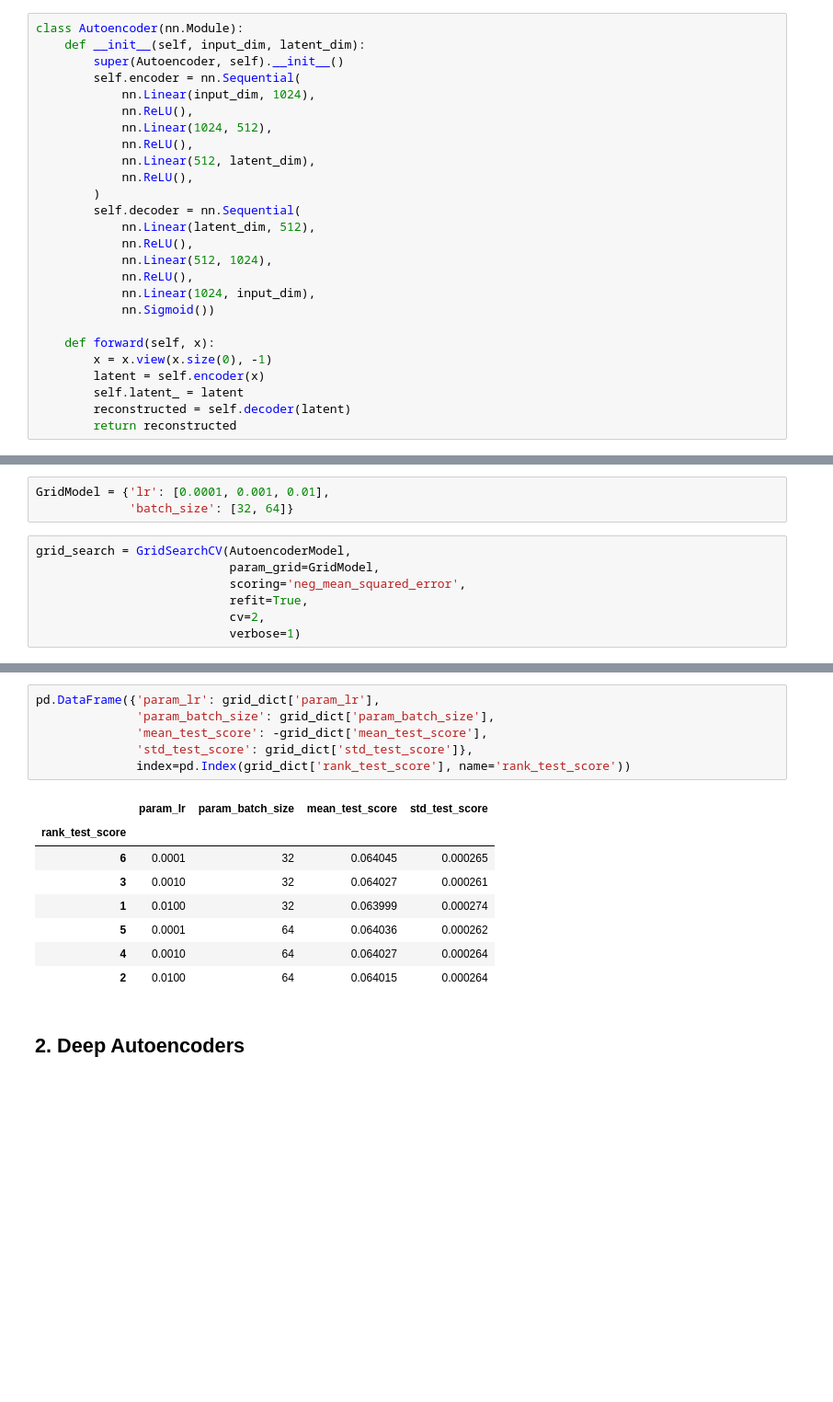
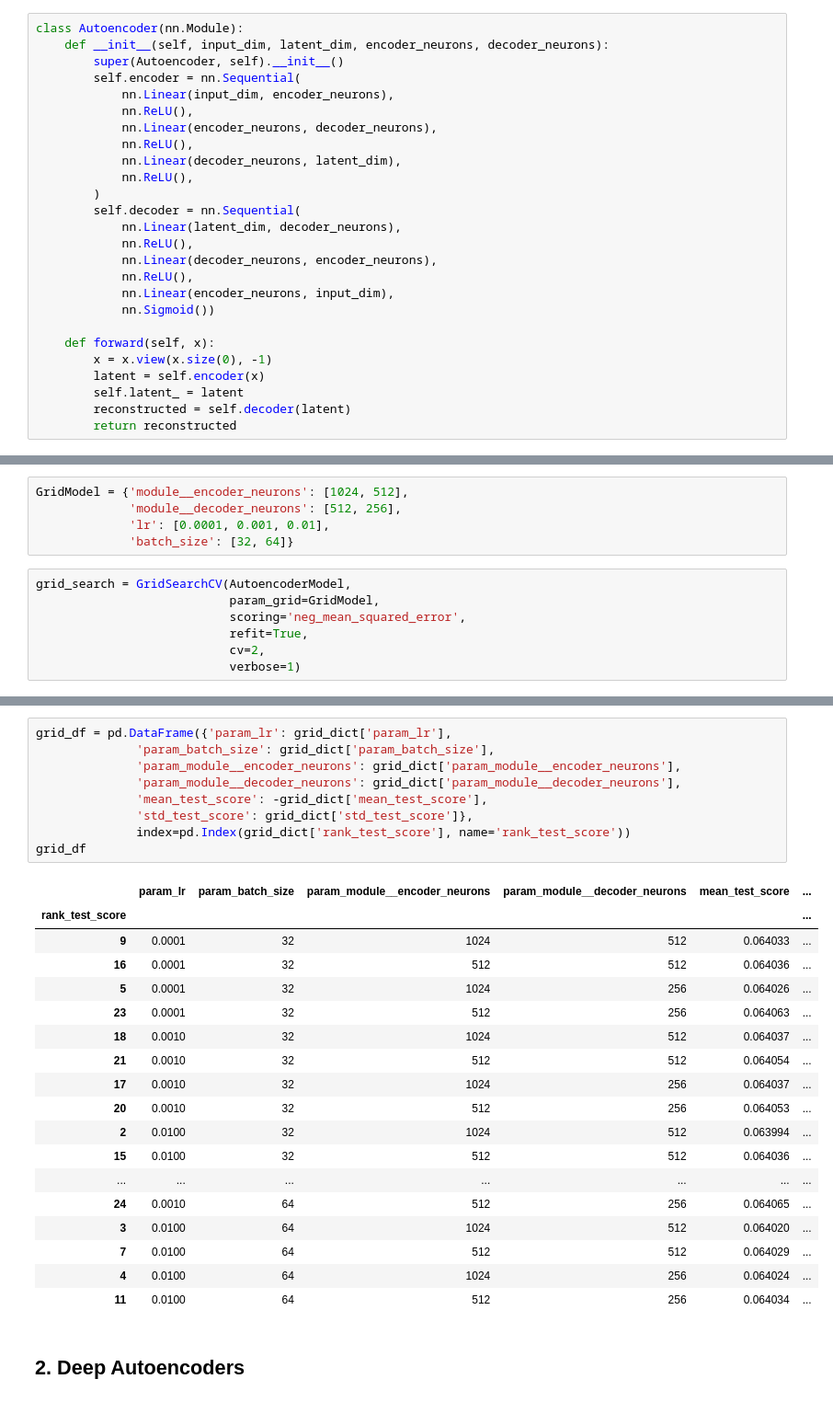
Before and after one commit to JHermosillaD/Autoencoders, a Jupyter notebook: Autoencoder.ipynb, the cells around one changed output, grey strips where cells are left out. Shown at 92% size. Saved outputs shown, nothing was run; the diff lists cells and outputs as text; blank space fills up the shorter version.

```diff
--- a/Autoencoder.ipynb
+++ b/Autoencoder.ipynb
@@ -51,22 +53,22 @@ train_loader = torch.utils.data.DataLoader(train_set, batch_size=batch_size_, sh
 ## Architecture
 # %%
 class Autoencoder(nn.Module):
-    def __init__(self, input_dim, latent_dim):
+    def __init__(self, input_dim, latent_dim, encoder_neurons, decoder_neurons):
         super(Autoencoder, self).__init__()
         self.encoder = nn.Sequential(
-            nn.Linear(input_dim, 1024),
+            nn.Linear(input_dim, encoder_neurons),
             nn.ReLU(),
-            nn.Linear(1024, 512),
+            nn.Linear(encoder_neurons, decoder_neurons),
             nn.ReLU(),
-            nn.Linear(512, latent_dim),
+            nn.Linear(decoder_neurons, latent_dim),
             nn.ReLU(),
         )
         self.decoder = nn.Sequential(
-            nn.Linear(latent_dim, 512),
+            nn.Linear(latent_dim, decoder_neurons),
             nn.ReLU(),
-            nn.Linear(512, 1024),
+            nn.Linear(decoder_neurons, encoder_neurons),
             nn.ReLU(),
-            nn.Linear(1024, input_dim),
+            nn.Linear(encoder_neurons, input_dim),
             nn.Sigmoid())
 
     def forward(self, x):
@@ -95,7 +97,9 @@ AutoencoderModel = NeuralNetRegressor(module=Autoencoder,
                                       device=dev,
                                       lr=0.01)
 # %%
-GridModel = {'lr': [0.0001, 0.001, 0.01],
+GridModel = {'module__encoder_neurons': [1024, 512],
+             'module__decoder_neurons': [512, 256],
+             'lr': [0.0001, 0.001, 0.01],
              'batch_size': [32, 64]}
 # %%
 grid_search = GridSearchCV(AutoencoderModel,
@@ -134,18 +138,31 @@ Best Score: 0.06399858370423317
 # %%
-pd.DataFrame({'param_lr': grid_dict['param_lr'],
+grid_df = pd.DataFrame({'param_lr': grid_dict['param_lr'],
               'param_batch_size': grid_dict['param_batch_size'],
+              'param_module__encoder_neurons': grid_dict['param_module__encoder_neurons'],
+              'param_module__decoder_neurons': grid_dict['param_module__decoder_neurons'],
               'mean_test_score': -grid_dict['mean_test_score'],
               'std_test_score': grid_dict['std_test_score']},
               index=pd.Index(grid_dict['rank_test_score'], name='rank_test_score'))
+grid_df
 # %% [output]
-|  | param_lr | param_batch_size | mean_test_score | std_test_score |
-| rank_test_score |  |  |  |  |
-| 6 | 0.0001 | 32 | 0.064045 | 0.000265 |
-| 3 | 0.0010 | 32 | 0.064027 | 0.000261 |
-| 1 | 0.0100 | 32 | 0.063999 | 0.000274 |
-| 5 | 0.0001 | 64 | 0.064036 | 0.000262 |
-| 4 | 0.0010 | 64 | 0.064027 | 0.000264 |
-| 2 | 0.0100 | 64 | 0.064015 | 0.000264 |
+|  | param_lr | param_batch_size | param_module__encoder_neurons | param_module__decoder_neurons | mean_test_score | ... |
+| rank_test_score |  |  |  |  |  | ... |
+| 9 | 0.0001 | 32 | 1024 | 512 | 0.064033 | ... |
+| 16 | 0.0001 | 32 | 512 | 512 | 0.064036 | ... |
+| 5 | 0.0001 | 32 | 1024 | 256 | 0.064026 | ... |
+| 23 | 0.0001 | 32 | 512 | 256 | 0.064063 | ... |
+| 18 | 0.0010 | 32 | 1024 | 512 | 0.064037 | ... |
+| 21 | 0.0010 | 32 | 512 | 512 | 0.064054 | ... |
+| 17 | 0.0010 | 32 | 1024 | 256 | 0.064037 | ... |
+| 20 | 0.0010 | 32 | 512 | 256 | 0.064053 | ... |
+| 2 | 0.0100 | 32 | 1024 | 512 | 0.063994 | ... |
+| 15 | 0.0100 | 32 | 512 | 512 | 0.064036 | ... |
+| ... | ... | ... | ... | ... | ... | ... |
+| 24 | 0.0010 | 64 | 512 | 256 | 0.064065 | ... |
+| 3 | 0.0100 | 64 | 1024 | 512 | 0.064020 | ... |
+| 7 | 0.0100 | 64 | 512 | 512 | 0.064029 | ... |
+| 4 | 0.0100 | 64 | 1024 | 256 | 0.064024 | ... |
+| 11 | 0.0100 | 64 | 512 | 256 | 0.064034 | ... |
 # %% [markdown]
 ## 2. Deep Autoencoders
 # %%
```
Also changed, not shown: parts of 17 cells of this notebook.
